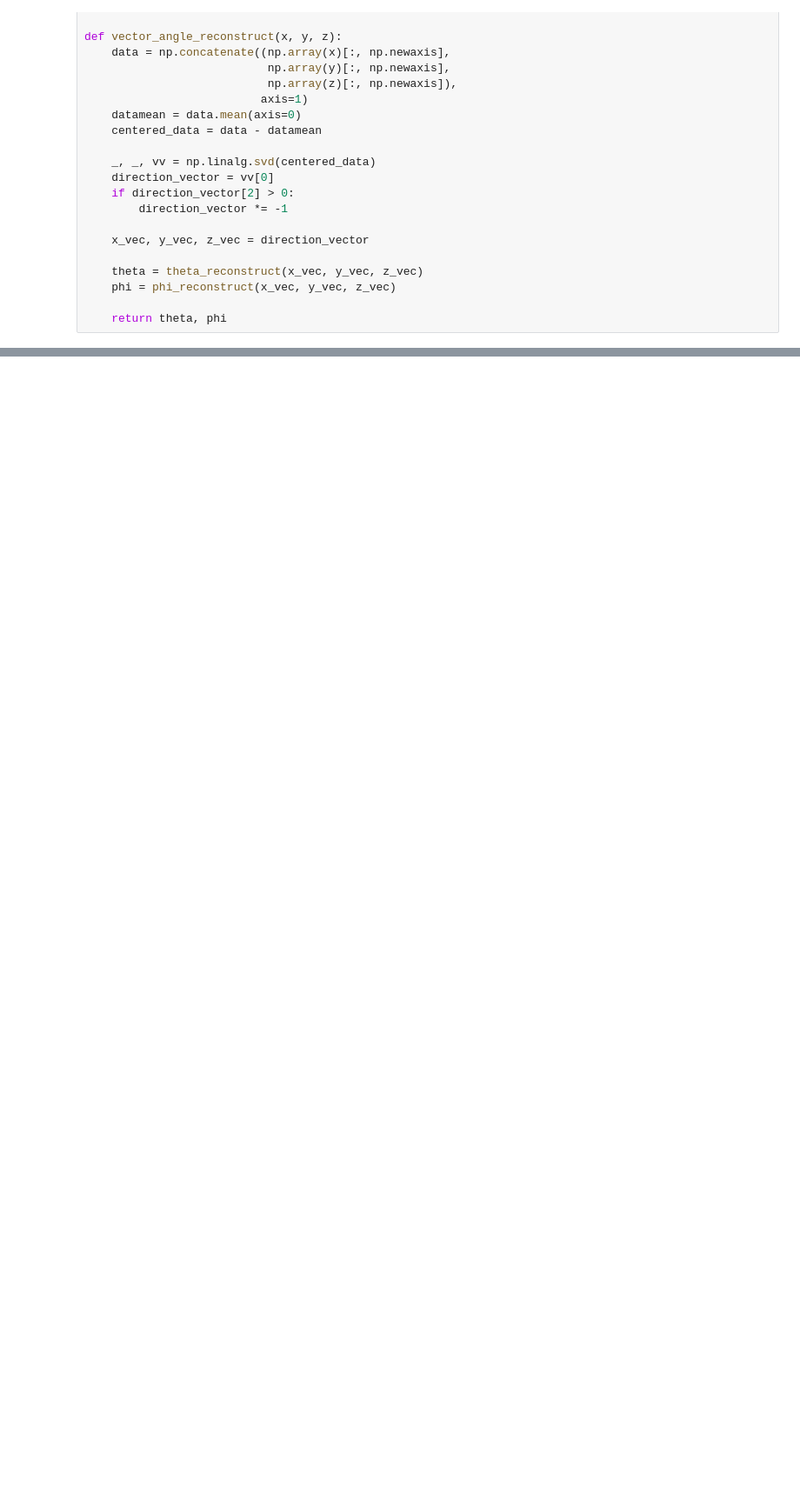
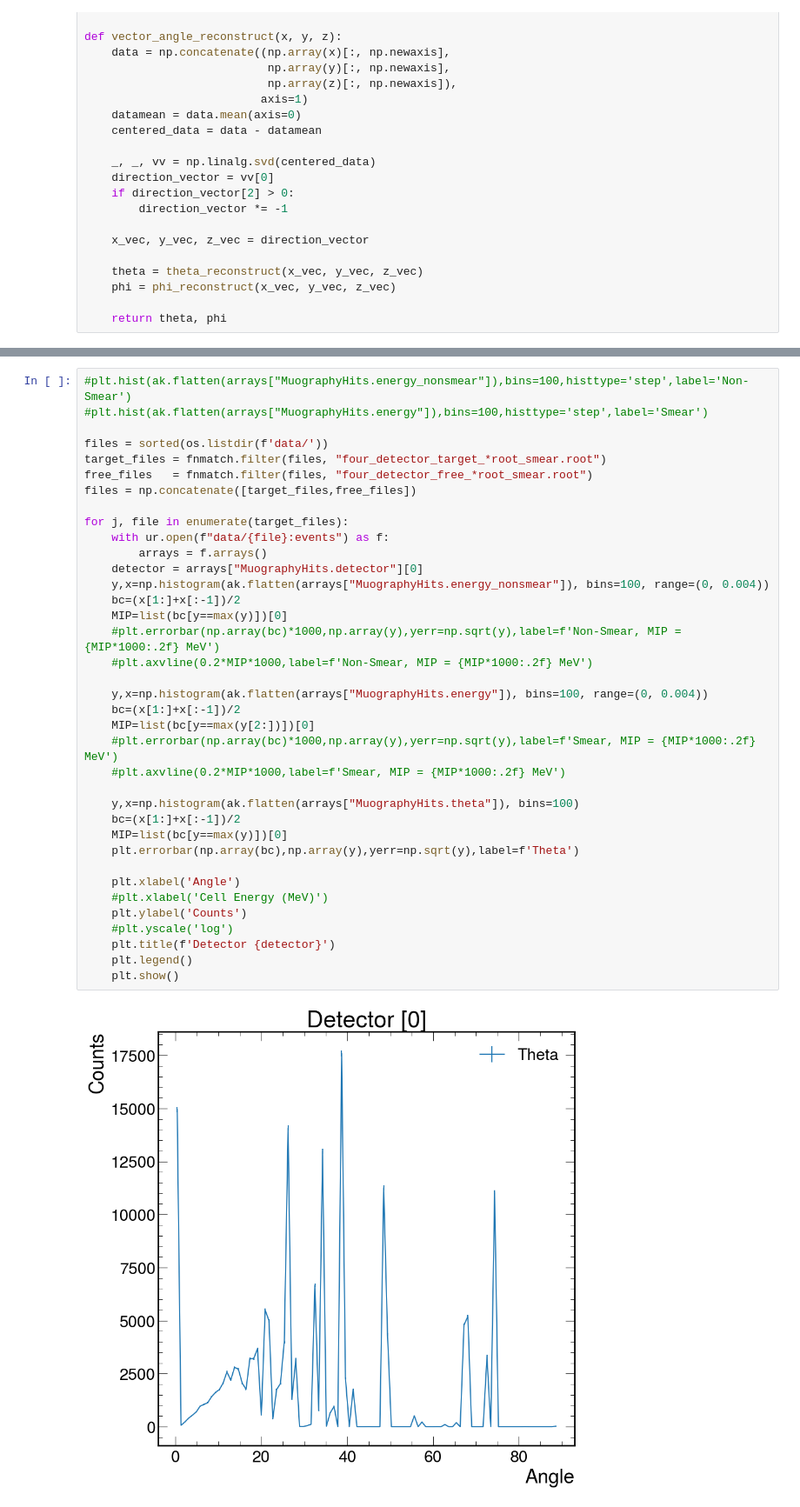
Before and after one commit to JiaJunHuang120000/muography, a Jupyter notebook: script/training_data.ipynb, the cells around one changed output, grey strips where cells are left out. Shown at 87% size. Drawn from its saved outputs; the diff is of its cells as text; blank space fills up the shorter version.

```diff
--- a/script/training_data.ipynb
+++ b/script/training_data.ipynb
@@ -126,0 +354,39 @@ Doneessing four_detector_free_3_1.root 8/10: 1/2202133
+# %%
+#plt.hist(ak.flatten(arrays["MuographyHits.energy_nonsmear"]),bins=100,histtype='step',label='Non-Smear')
+#plt.hist(ak.flatten(arrays["MuographyHits.energy"]),bins=100,histtype='step',label='Smear')
+
+files = sorted(os.listdir(f'data/'))
+target_files = fnmatch.filter(files, "four_detector_target_*root_smear.root")
+free_files   = fnmatch.filter(files, "four_detector_free_*root_smear.root")
+files = np.concatenate([target_files,free_files])
+
+for j, file in enumerate(target_files):
+    with ur.open(f"data/{file}:events") as f:
+        arrays = f.arrays()
+    detector = arrays["MuographyHits.detector"][0]
+    y,x=np.histogram(ak.flatten(arrays["MuographyHits.energy_nonsmear"]), bins=100, range=(0, 0.004))
+    bc=(x[1:]+x[:-1])/2
+    MIP=list(bc[y==max(y)])[0]
+    #plt.errorbar(np.array(bc)*1000,np.array(y),yerr=np.sqrt(y),label=f'Non-Smear, MIP = {MIP*1000:.2f} MeV')
+    #plt.axvline(0.2*MIP*1000,label=f'Non-Smear, MIP = {MIP*1000:.2f} MeV')
+
+    y,x=np.histogram(ak.flatten(arrays["MuographyHits.energy"]), bins=100, range=(0, 0.004))
+    bc=(x[1:]+x[:-1])/2
+    MIP=list(bc[y==max(y[2:])])[0]
+    #plt.errorbar(np.array(bc)*1000,np.array(y),yerr=np.sqrt(y),label=f'Smear, MIP = {MIP*1000:.2f} MeV')
+    #plt.axvline(0.2*MIP*1000,label=f'Smear, MIP = {MIP*1000:.2f} MeV')
+
+    y,x=np.histogram(ak.flatten(arrays["MuographyHits.theta"]), bins=100)
+    bc=(x[1:]+x[:-1])/2
+    MIP=list(bc[y==max(y)])[0]
+    plt.errorbar(np.array(bc),np.array(y),yerr=np.sqrt(y),label=f'Theta')
+
+    plt.xlabel('Angle')
+    #plt.xlabel('Cell Energy (MeV)')
+    plt.ylabel('Counts')
+    #plt.yscale('log')
+    plt.title(f'Detector {detector}')
+    plt.legend()
+    plt.show()
+# %% [output]
+[figure, added]
```
Also changed, not shown: parts of 24 cells of this notebook.
